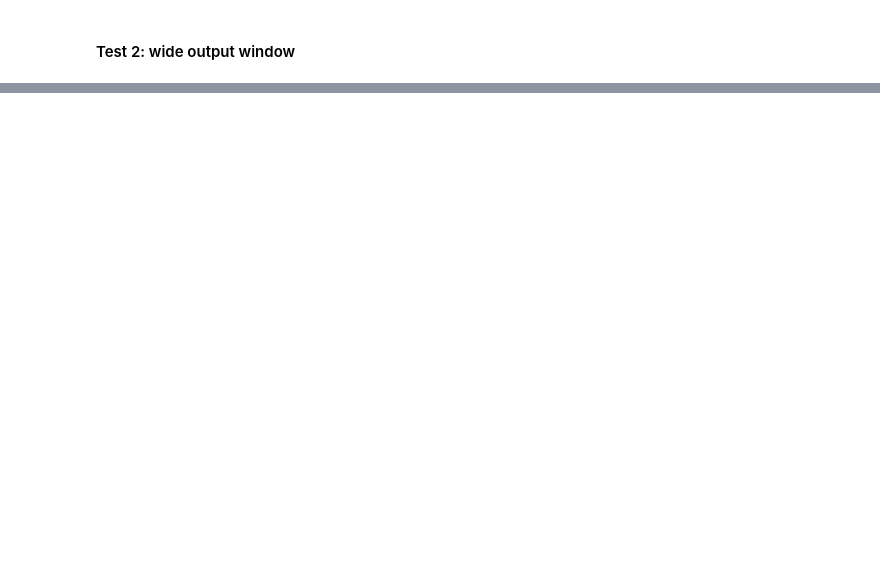
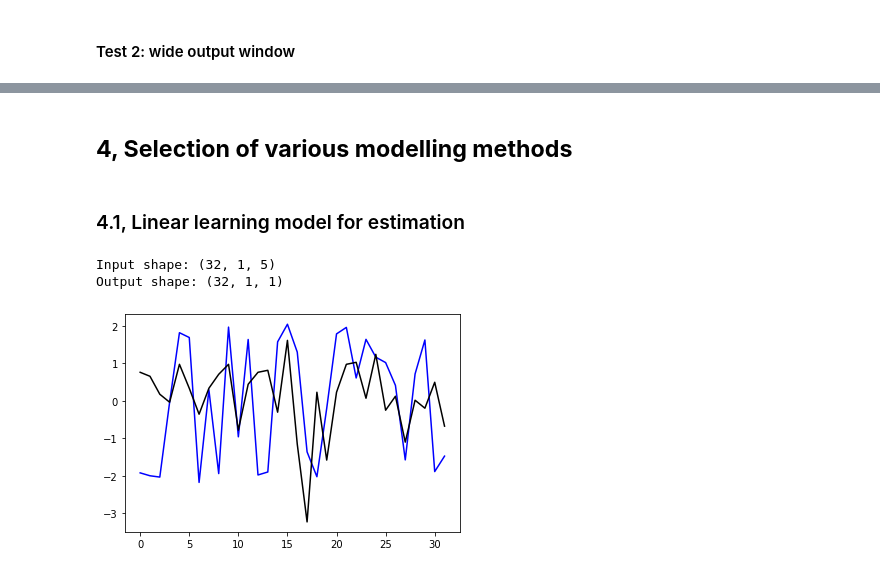
Before and after one commit to wengangmao/vattenfall, a Jupyter notebook: _build/jupyter_execute/contents/codes/tensorflow_simple.ipynb, the cells around one changed output, grey strips where cells are left out. Cells and saved outputs as stored; diff of their text form; code cells hidden in the pictures; blank space fills up the shorter version.

```diff
--- a/_build/jupyter_execute/contents/codes/tensorflow_simple.ipynb
+++ b/_build/jupyter_execute/contents/codes/tensorflow_simple.ipynb
@@ -700,0 +673,22 @@ ValueError: in user code:
+# %% [markdown]
+## **4, Selection of various modelling methods**
+# %% [markdown]
+### 4.1, Linear learning model for estimation
+# %%
+# define linear model from the package
+linear = tf.keras.Sequential([
+    tf.keras.layers.Dense(units=1)
+])
+
+# Check the linear model
+print('Input shape:', single_step_window.example[0].shape)
+print('Output shape:', linear(single_step_window.example[0]).shape)
+
+# Plot the result to check the linear model
+plt.plot(linear(single_step_window.example[0]).numpy().flatten(), 'b')
+plt.plot(single_step_window.example[1].numpy().flatten(), 'k')
+plt.show()
+# %% [output]
+Input shape: (32, 1, 5)
+Output shape: (32, 1, 1)
+[figure, added]
```
Also changed, not shown: parts of 13 cells of this notebook, 15 other files.
